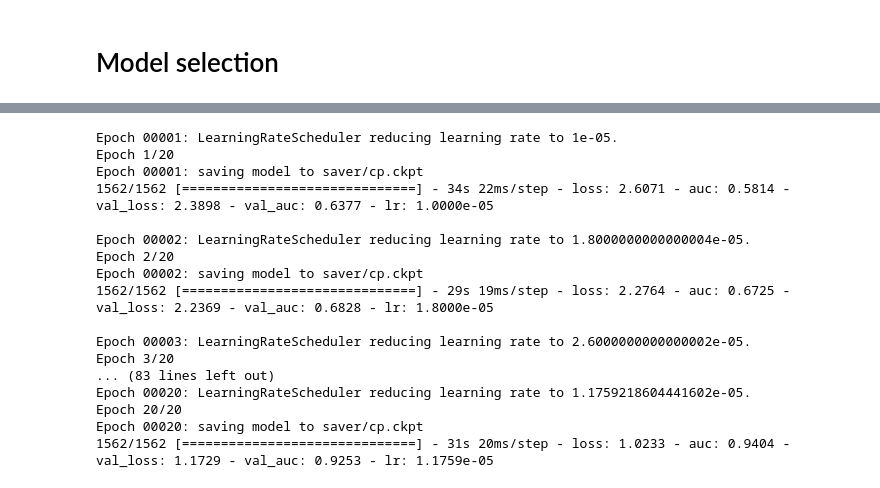
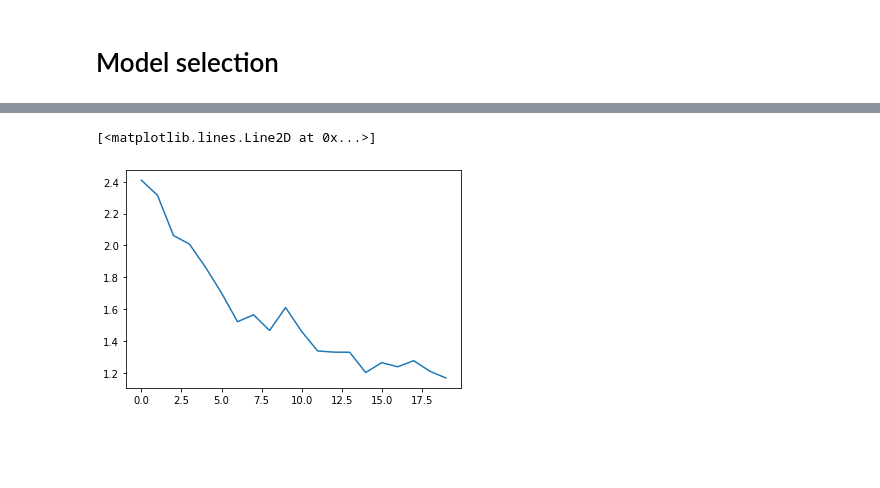
Before and after one commit to HarshKhandelwal1552/Reverse_Image_Search_Engine, a Jupyter notebook: train_model.ipynb, the cells around one changed output, grey strips where cells are left out. Drawn from its saved outputs; the diff is of its cells as text; code cells hidden in the pictures; blank space fills up the shorter version.

```diff
--- a/train_model.ipynb
+++ b/train_model.ipynb
@@ -291,2 +275,5 @@ cp_callback = tf.keras.callbacks.ModelCheckpoint(filepath=checkpoint_path,
+# %%
+STEPS_PER_EPOCH = labels.shape[0] // BATCH_SIZE
+model_checkpoint = tf.keras.callbacks.ModelCheckpoint('saver/trained_model.h5', monitor='val_loss', verbose=2, save_best_only=True)
 # %% [markdown]
 # Model selection
@@ -347,3 +336,6 @@ def get_model():
             metrics=[tf.keras.metrics.AUC()])  # -cross entropy as loss
                                                # Computing the approximate AUC (Area under the curve) via a Riemann sum.
     return model
+# %%
+model = get_model()
+model.summary()
@@ -349,0 +360,7 @@ def get_model():
+# %%
+training_data,validation_data = train_test_split(df , test_size = 0.2 )
+
+training_dataset_fold  , valid_dataset_fold = get_data(training_data , validation_data)
+
+del training_data,validation_data
+gc.collect()
@@ -350,9 +369,8 @@ def get_model():
 # %%
-def train(training_dataset_fold,valid_dataset_fold):
-    model_fold_1 = get_model()
-    history_1 = model_fold_1.fit(training_dataset_fold,
+
+history = model.fit(training_dataset_fold,
                         epochs=EPOCHS,
-                        callbacks=[cp_callback,lr_schedule],
+                        callbacks=[model_checkpoint,lr_schedule],
                         steps_per_epoch=STEPS_PER_EPOCH,
                         validation_data = valid_dataset_fold
                         )
@@ -367,30 +395,7 @@ here I have kept 2 folds but for your dataset you can set the number of folds ac
-# %%
-kf = KFold(n_splits = 2)
-
-for train_index, val_index in kf.split(np.zeros(len(df.labels)),df.labels):
-    training_data = df.iloc[train_index]
-    validation_data = df.iloc[val_index]
-    training_dataset_fold  , valid_dataset_fold = get_data(training_data , validation_data)
-    del training_data,validation_data
-    gc.collect()
-
-    train(training_dataset_fold,valid_dataset_fold)
-    break
-# %% [output]
-Epoch 00001: LearningRateScheduler reducing learning rate to 1e-05.
-Epoch 1/20
-Epoch 00001: saving model to saver/cp.ckpt
-1562/1562 [==============================] - 34s 22ms/step - loss: 2.6071 - auc: 0.5814 - val_loss: 2.3898 - val_auc: 0.6377 - lr: 1.0000e-05
-
-Epoch 00002: LearningRateScheduler reducing learning rate to 1.8000000000000004e-05.
-Epoch 2/20
-Epoch 00002: saving model to saver/cp.ckpt
-1562/1562 [==============================] - 29s 19ms/step - loss: 2.2764 - auc: 0.6725 - val_loss: 2.2369 - val_auc: 0.6828 - lr: 1.8000e-05
-
-Epoch 00003: LearningRateScheduler reducing learning rate to 2.6000000000000002e-05.
-Epoch 3/20
-... (83 lines left out)
-Epoch 00020: LearningRateScheduler reducing learning rate to 1.1759218604441602e-05.
-Epoch 20/20
-Epoch 00020: saving model to saver/cp.ckpt
-1562/1562 [==============================] - 31s 20ms/step - loss: 1.0233 - auc: 0.9404 - val_loss: 1.1729 - val_auc: 0.9253 - lr: 1.1759e-05
+# %%
+import matplotlib.pyplot as plt
+
+plt.plot(history.history['val_loss'])
+# %% [output]
+[<matplotlib.lines.Line2D at 0x...>]
+[figure, added]
```
Also changed, not shown: parts of 39 cells of this notebook.
